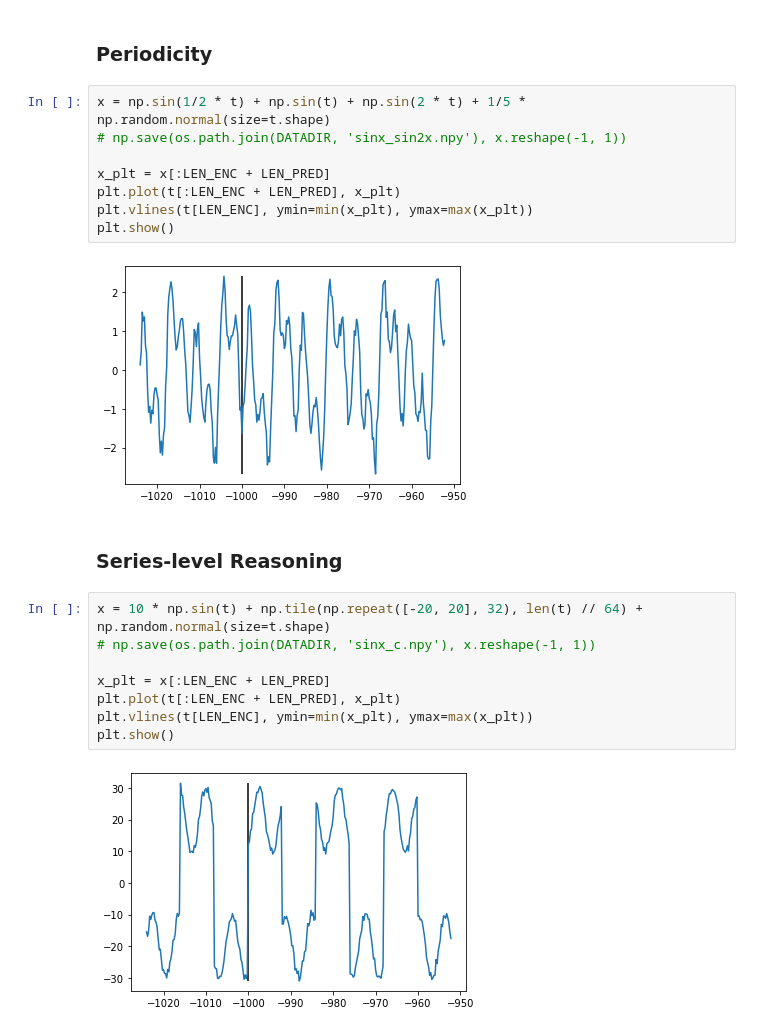
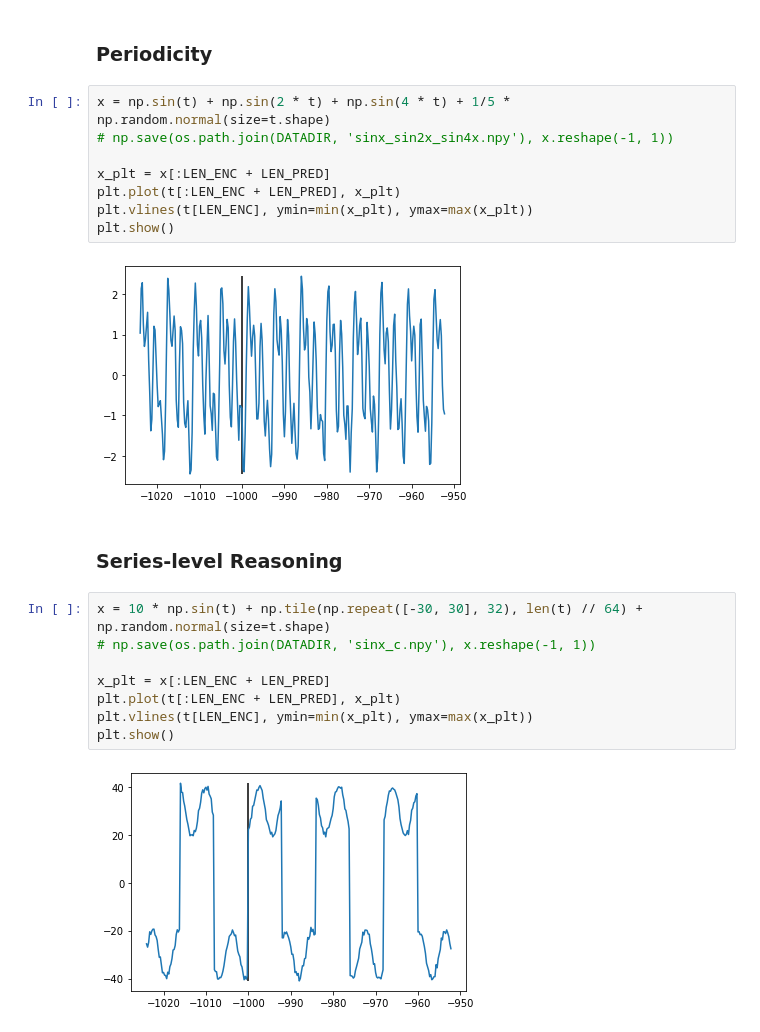
Before and after one commit to yongyi-wu/lstf, a Jupyter notebook: scripts/synth.ipynb, the cells around one changed output. Cells and saved outputs as stored; diff of their text form.

```diff
--- a/scripts/synth.ipynb
+++ b/scripts/synth.ipynb
@@ -67,19 +67,19 @@ plt.show()
 # %% [markdown]
 ### Periodicity
 # %%
-x = np.sin(1/2 * t) + np.sin(t) + np.sin(2 * t) + 1/5 * np.random.normal(size=t.shape)
-# np.save(os.path.join(DATADIR, 'sinx_sin2x.npy'), x.reshape(-1, 1))
+x = np.sin(t) + np.sin(2 * t) + np.sin(4 * t) + 1/5 * np.random.normal(size=t.shape)
+# np.save(os.path.join(DATADIR, 'sinx_sin2x_sin4x.npy'), x.reshape(-1, 1))
 
 x_plt = x[:LEN_ENC + LEN_PRED]
 plt.plot(t[:LEN_ENC + LEN_PRED], x_plt)
 plt.vlines(t[LEN_ENC], ymin=min(x_plt), ymax=max(x_plt))
 plt.show()
 # %% [output]
-[figure, old version]
+[figure, new version]
 # %% [markdown]
 ### Series-level Reasoning
 # %%
-x = 10 * np.sin(t) + np.tile(np.repeat([-20, 20], 32), len(t) // 64) + np.random.normal(size=t.shape)
+x = 10 * np.sin(t) + np.tile(np.repeat([-30, 30], 32), len(t) // 64) + np.random.normal(size=t.shape)
 # np.save(os.path.join(DATADIR, 'sinx_c.npy'), x.reshape(-1, 1))
 
 x_plt = x[:LEN_ENC + LEN_PRED]
@@ -87,4 +87,4 @@ plt.plot(t[:LEN_ENC + LEN_PRED], x_plt)
 plt.vlines(t[LEN_ENC], ymin=min(x_plt), ymax=max(x_plt))
 plt.show()
 # %% [output]
-[figure, old version]
+[figure, new version]
```
Also changed, not shown: 3 other files.
